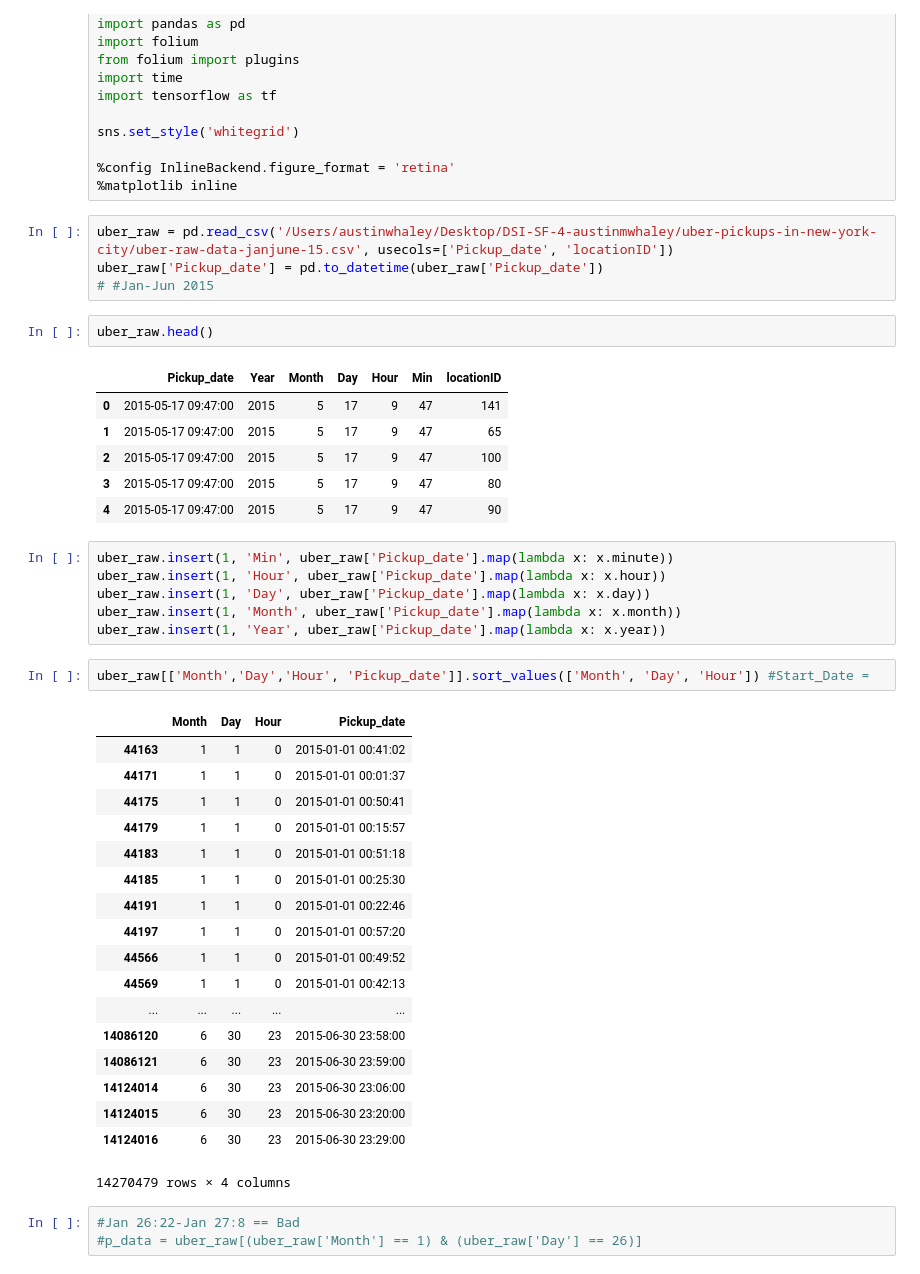
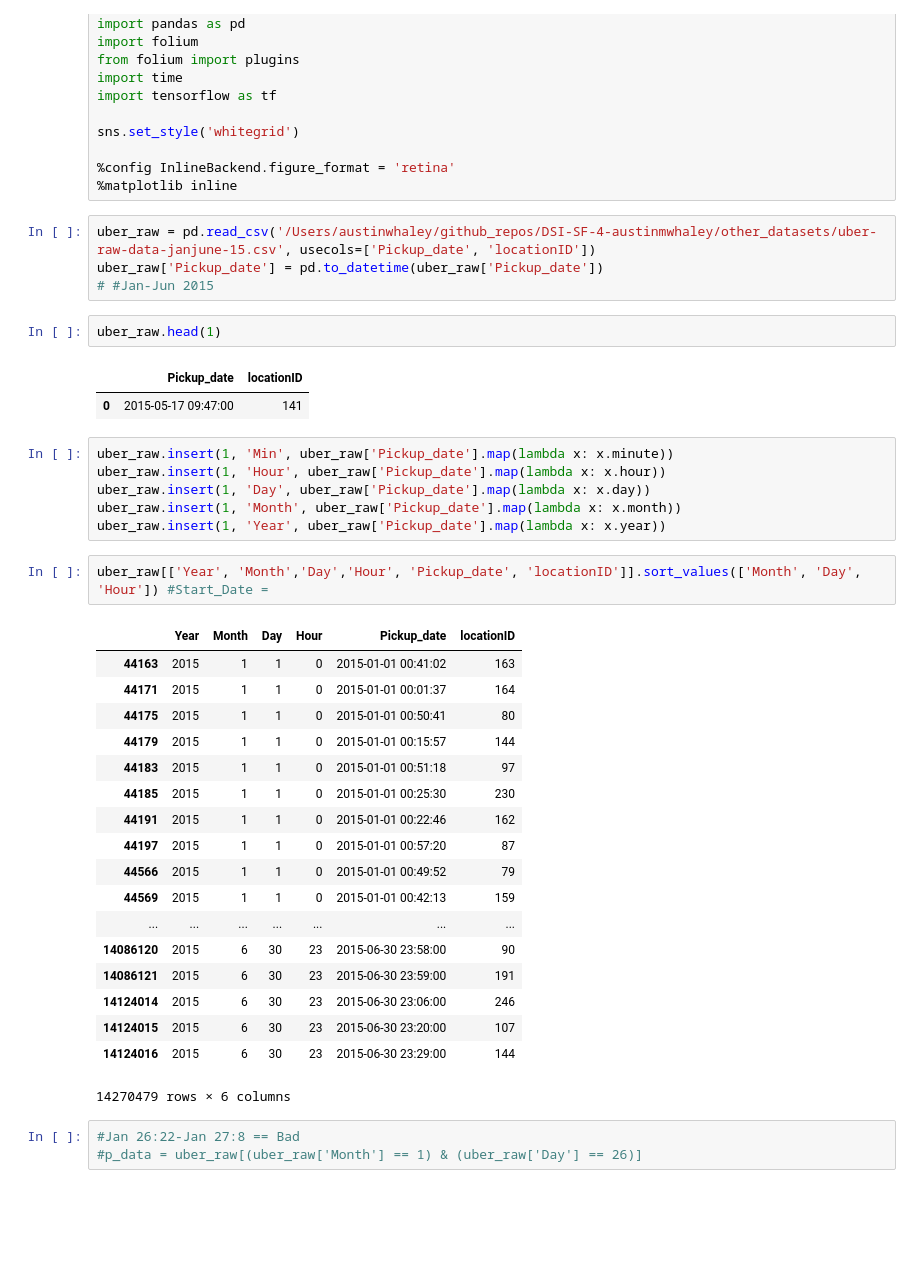
Before and after one commit to austinmwhaley/DSI-SF-4-austinmwhaley, a Jupyter notebook: capstone/uber_eda.ipynb, the cells around one changed output. Cells and saved outputs as stored; diff of their text form; blank space fills up the shorter version.

Commit message:
Added most recent data cleaning session

```diff
--- a/capstone/uber_eda.ipynb
+++ b/capstone/uber_eda.ipynb
@@ -14,18 +14,14 @@ sns.set_style('whitegrid')
 %config InlineBackend.figure_format = 'retina'
 %matplotlib inline
 # %%
-uber_raw = pd.read_csv('/Users/austinwhaley/Desktop/DSI-SF-4-austinmwhaley/uber-pickups-in-new-york-city/uber-raw-data-janjune-15.csv', usecols=['Pickup_date', 'locationID'])
+uber_raw = pd.read_csv('/Users/austinwhaley/github_repos/DSI-SF-4-austinmwhaley/other_datasets/uber-raw-data-janjune-15.csv', usecols=['Pickup_date', 'locationID'])
 uber_raw['Pickup_date'] = pd.to_datetime(uber_raw['Pickup_date'])
 # #Jan-Jun 2015
 # %%
-uber_raw.head()
+uber_raw.head(1)
 # %% [output]
-|  | Pickup_date | Year | Month | Day | Hour | Min | locationID |
-| 0 | 2015-05-17 09:47:00 | 2015 | 5 | 17 | 9 | 47 | 141 |
-| 1 | 2015-05-17 09:47:00 | 2015 | 5 | 17 | 9 | 47 | 65 |
-| 2 | 2015-05-17 09:47:00 | 2015 | 5 | 17 | 9 | 47 | 100 |
-| 3 | 2015-05-17 09:47:00 | 2015 | 5 | 17 | 9 | 47 | 80 |
-| 4 | 2015-05-17 09:47:00 | 2015 | 5 | 17 | 9 | 47 | 90 |
+|  | Pickup_date | locationID |
+| 0 | 2015-05-17 09:47:00 | 141 |
 # %%
 uber_raw.insert(1, 'Min', uber_raw['Pickup_date'].map(lambda x: x.minute))
 uber_raw.insert(1, 'Hour', uber_raw['Pickup_date'].map(lambda x: x.hour))
@@ -33,26 +29,26 @@ uber_raw.insert(1, 'Day', uber_raw['Pickup_date'].map(lambda x: x.day))
 uber_raw.insert(1, 'Month', uber_raw['Pickup_date'].map(lambda x: x.month))
 uber_raw.insert(1, 'Year', uber_raw['Pickup_date'].map(lambda x: x.year))
 # %%
-uber_raw[['Month','Day','Hour', 'Pickup_date']].sort_values(['Month', 'Day', 'Hour']) #Start_Date =
+uber_raw[['Year', 'Month','Day','Hour', 'Pickup_date', 'locationID']].sort_values(['Month', 'Day', 'Hour']) #Start_Date =
 # %% [output]
-|  | Month | Day | Hour | Pickup_date |
-| 44163 | 1 | 1 | 0 | 2015-01-01 00:41:02 |
-| 44171 | 1 | 1 | 0 | 2015-01-01 00:01:37 |
-| 44175 | 1 | 1 | 0 | 2015-01-01 00:50:41 |
-| 44179 | 1 | 1 | 0 | 2015-01-01 00:15:57 |
-| 44183 | 1 | 1 | 0 | 2015-01-01 00:51:18 |
-| 44185 | 1 | 1 | 0 | 2015-01-01 00:25:30 |
-| 44191 | 1 | 1 | 0 | 2015-01-01 00:22:46 |
-| 44197 | 1 | 1 | 0 | 2015-01-01 00:57:20 |
-| 44566 | 1 | 1 | 0 | 2015-01-01 00:49:52 |
-| 44569 | 1 | 1 | 0 | 2015-01-01 00:42:13 |
-| ... | ... | ... | ... | ... |
-| 14086120 | 6 | 30 | 23 | 2015-06-30 23:58:00 |
-| 14086121 | 6 | 30 | 23 | 2015-06-30 23:59:00 |
-| 14124014 | 6 | 30 | 23 | 2015-06-30 23:06:00 |
-| 14124015 | 6 | 30 | 23 | 2015-06-30 23:20:00 |
-| 14124016 | 6 | 30 | 23 | 2015-06-30 23:29:00 |
+|  | Year | Month | Day | Hour | Pickup_date | locationID |
+| 44163 | 2015 | 1 | 1 | 0 | 2015-01-01 00:41:02 | 163 |
+| 44171 | 2015 | 1 | 1 | 0 | 2015-01-01 00:01:37 | 164 |
+| 44175 | 2015 | 1 | 1 | 0 | 2015-01-01 00:50:41 | 80 |
+| 44179 | 2015 | 1 | 1 | 0 | 2015-01-01 00:15:57 | 144 |
+| 44183 | 2015 | 1 | 1 | 0 | 2015-01-01 00:51:18 | 97 |
+| 44185 | 2015 | 1 | 1 | 0 | 2015-01-01 00:25:30 | 230 |
+| 44191 | 2015 | 1 | 1 | 0 | 2015-01-01 00:22:46 | 162 |
+| 44197 | 2015 | 1 | 1 | 0 | 2015-01-01 00:57:20 | 87 |
+| 44566 | 2015 | 1 | 1 | 0 | 2015-01-01 00:49:52 | 79 |
+| 44569 | 2015 | 1 | 1 | 0 | 2015-01-01 00:42:13 | 159 |
+| ... | ... | ... | ... | ... | ... | ... |
+| 14086120 | 2015 | 6 | 30 | 23 | 2015-06-30 23:58:00 | 90 |
+| 14086121 | 2015 | 6 | 30 | 23 | 2015-06-30 23:59:00 | 191 |
+| 14124014 | 2015 | 6 | 30 | 23 | 2015-06-30 23:06:00 | 246 |
+| 14124015 | 2015 | 6 | 30 | 23 | 2015-06-30 23:20:00 | 107 |
+| 14124016 | 2015 | 6 | 30 | 23 | 2015-06-30 23:29:00 | 144 |
-14270479 rows × 4 columns
+14270479 rows × 6 columns
 # %%
 #Jan 26:22-Jan 27:8 == Bad
 #p_data = uber_raw[(uber_raw['Month'] == 1) & (uber_raw['Day'] == 26)]
```
Also changed, not shown: parts of 75 cells of this notebook.
